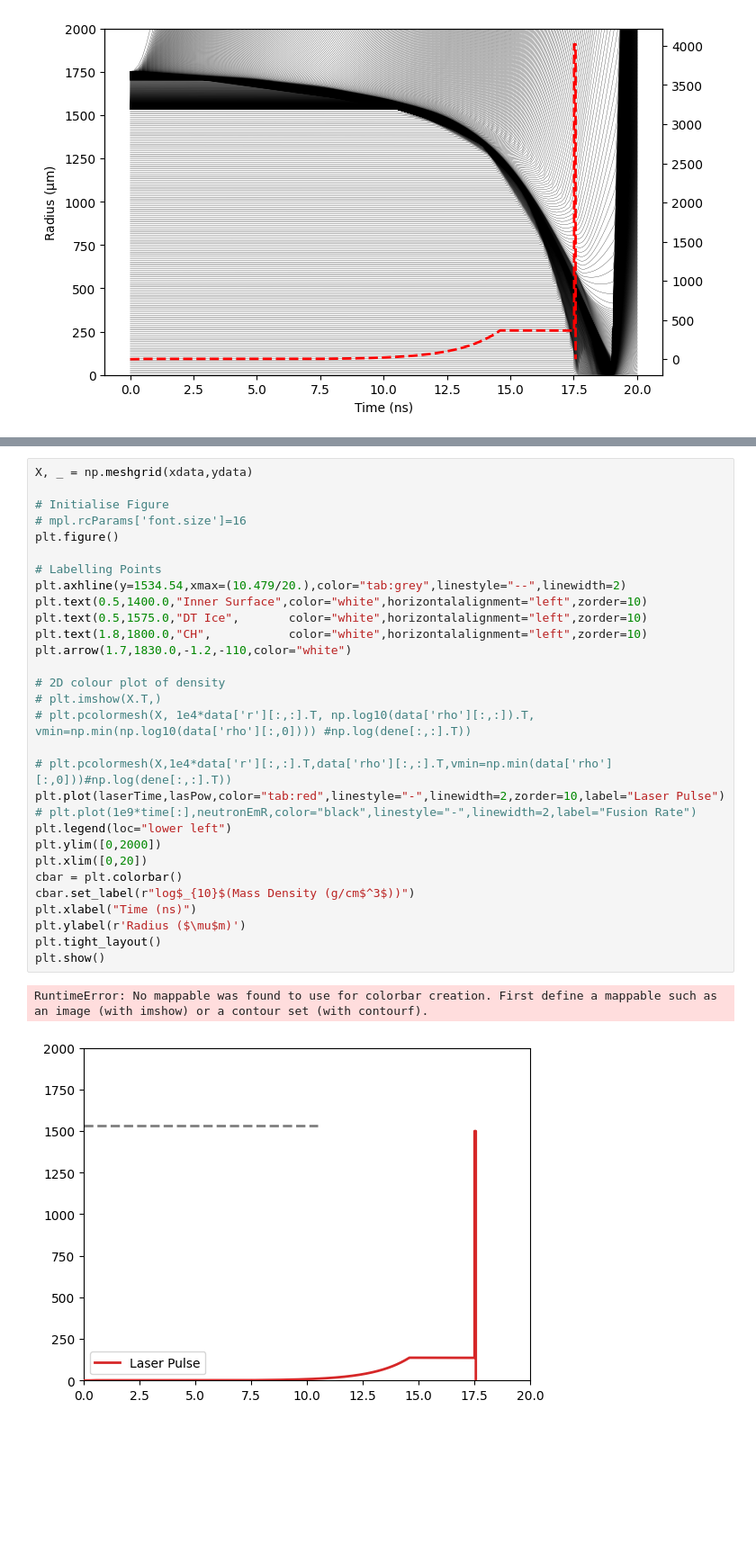
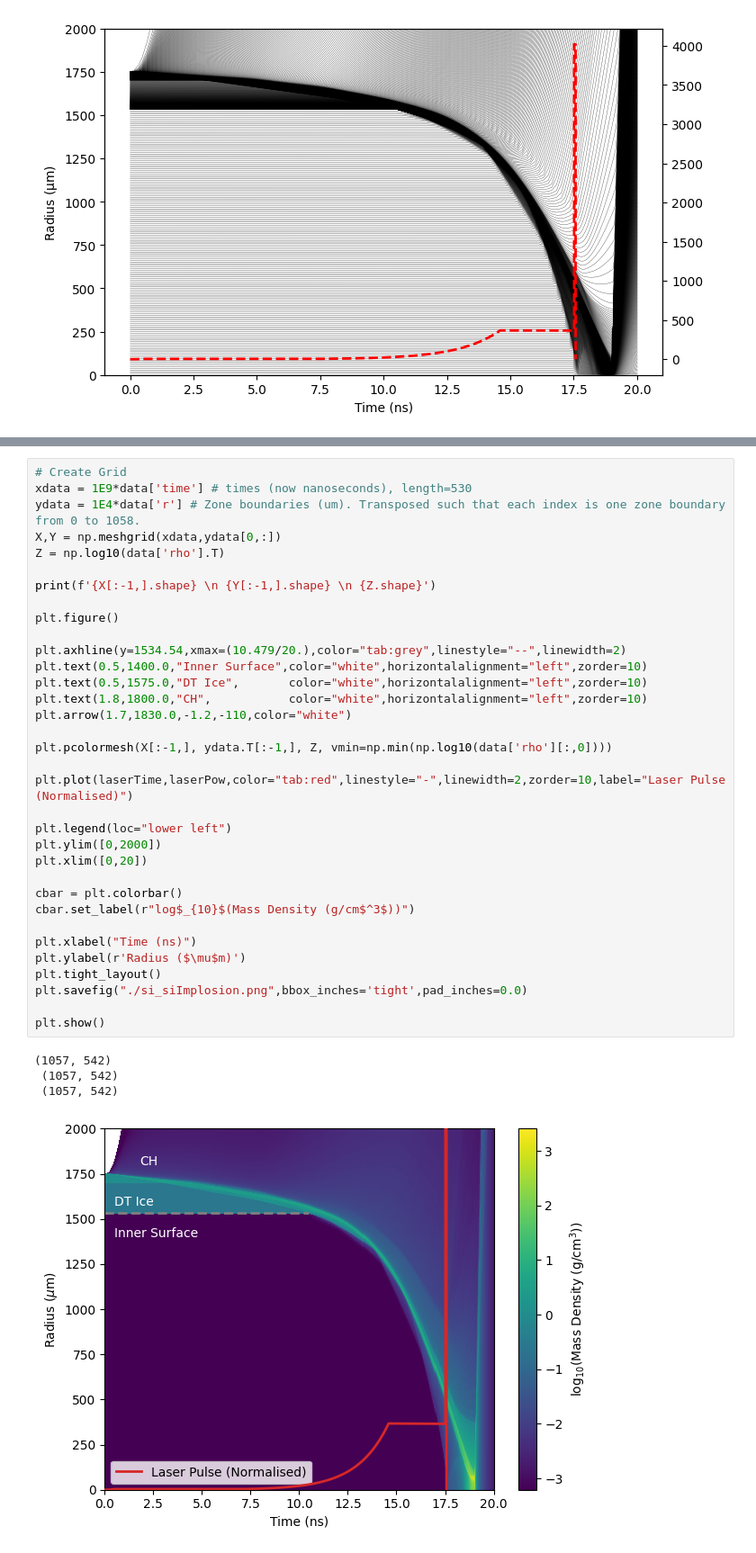
Before and after one commit to rcs19/hyades_plotter, a Jupyter notebook: src/workbook.ipynb, the cells around one changed output, grey strips where cells are left out. Shown: that part at 90% size. Drawn from its saved outputs; the diff is of its cells as text; blank space fills up the shorter version.

```diff
--- a/src/workbook.ipynb
+++ b/src/workbook.ipynb
@@ -112,33 +147,39 @@ plt.show()
 # %%
-X, _ = np.meshgrid(xdata,ydata)
+# Create Grid
+xdata = 1E9*data['time'] # times (now nanoseconds), length=530
+ydata = 1E4*data['r'] # Zone boundaries (um). Transposed such that each index is one zone boundary from 0 to 1058.
+X,Y = np.meshgrid(xdata,ydata[0,:])
+Z = np.log10(data['rho'].T)
 
-# Initialise Figure
-# mpl.rcParams['font.size']=16
+print(f'{X[:-1,].shape} \n {Y[:-1,].shape} \n {Z.shape}')
+
 plt.figure()
 
-# Labelling Points
 plt.axhline(y=1534.54,xmax=(10.479/20.),color="tab:grey",linestyle="--",linewidth=2)
 plt.text(0.5,1400.0,"Inner Surface",color="white",horizontalalignment="left",zorder=10)
 plt.text(0.5,1575.0,"DT Ice",       color="white",horizontalalignment="left",zorder=10)
 plt.text(1.8,1800.0,"CH",           color="white",horizontalalignment="left",zorder=10)
 plt.arrow(1.7,1830.0,-1.2,-110,color="white")
 
-# 2D colour plot of density
-# plt.imshow(X.T,)
-# plt.pcolormesh(X, 1e4*data['r'][:,:].T, np.log10(data['rho'][:,:]).T, vmin=np.min(np.log10(data['rho'][:,0]))) #np.log(dene[:,:].T))
+plt.pcolormesh(X[:-1,], ydata.T[:-1,], Z, vmin=np.min(np.log10(data['rho'][:,0])))
 
-# plt.pcolormesh(X,1e4*data['r'][:,:].T,data['rho'][:,:].T,vmin=np.min(data['rho'][:,0]))#np.log(dene[:,:].T))
-plt.plot(laserTime,lasPow,color="tab:red",linestyle="-",linewidth=2,zorder=10,label="Laser Pulse")
-# plt.plot(1e9*time[:],neutronEmR,color="black",linestyle="-",linewidth=2,label="Fusion Rate")
+plt.plot(laserTime,laserPow,color="tab:red",linestyle="-",linewidth=2,zorder=10,label="Laser Pulse (Normalised)")
+
 plt.legend(loc="lower left")
 plt.ylim([0,2000])
 plt.xlim([0,20])
+
 cbar = plt.colorbar()
 cbar.set_label(r"log$_{10}$(Mass Density (g/cm$^3$))")
+
 plt.xlabel("Time (ns)")
 plt.ylabel(r'Radius ($\mu$m)')
 plt.tight_layout()
+plt.savefig("./si_siImplosion.png",bbox_inches='tight',pad_inches=0.0)
+
 plt.show()
 # %% [output]
-RuntimeError: No mappable was found to use for colorbar creation. First define a mappable such as an image (with imshow) or a contour set (with contourf).
+(1057, 542)
+ (1057, 542)
+ (1057, 542)
-[figure, old version]
+[figure, new version]
```
Also changed, not shown: parts of 2 cells of this notebook, 1 other file.
